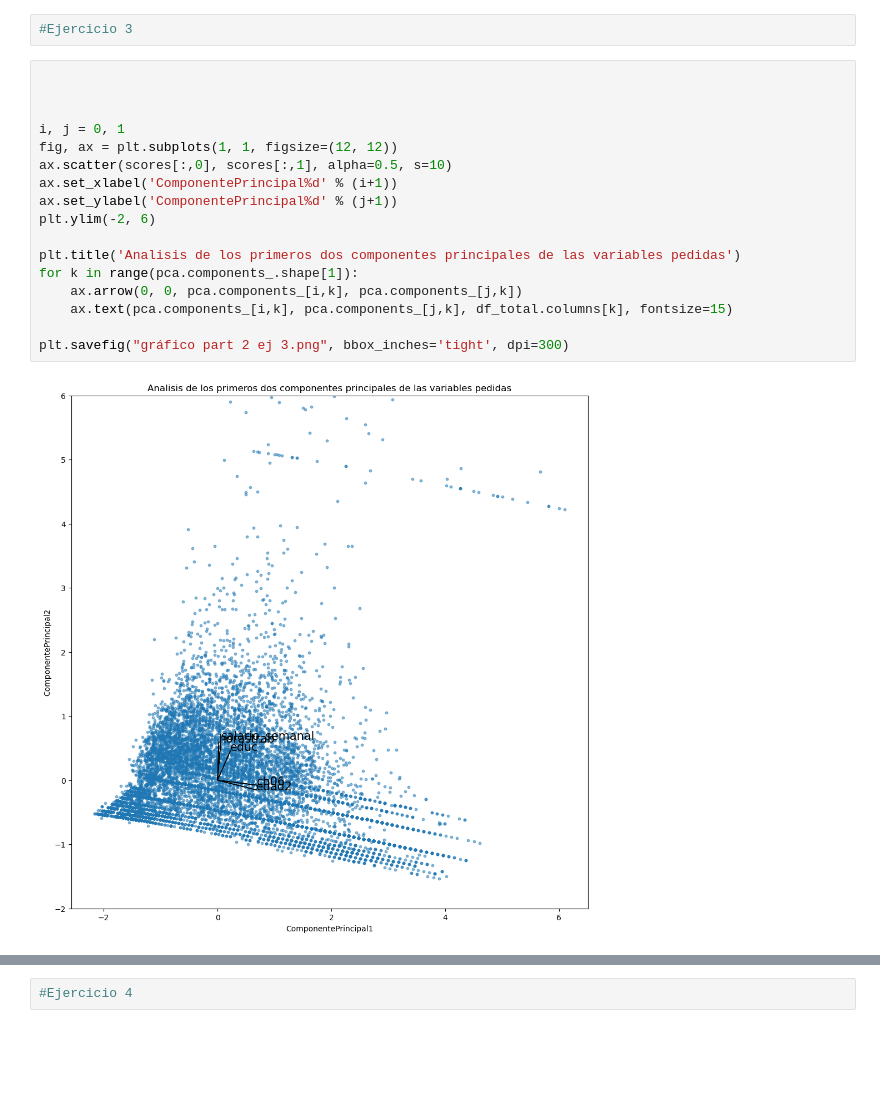
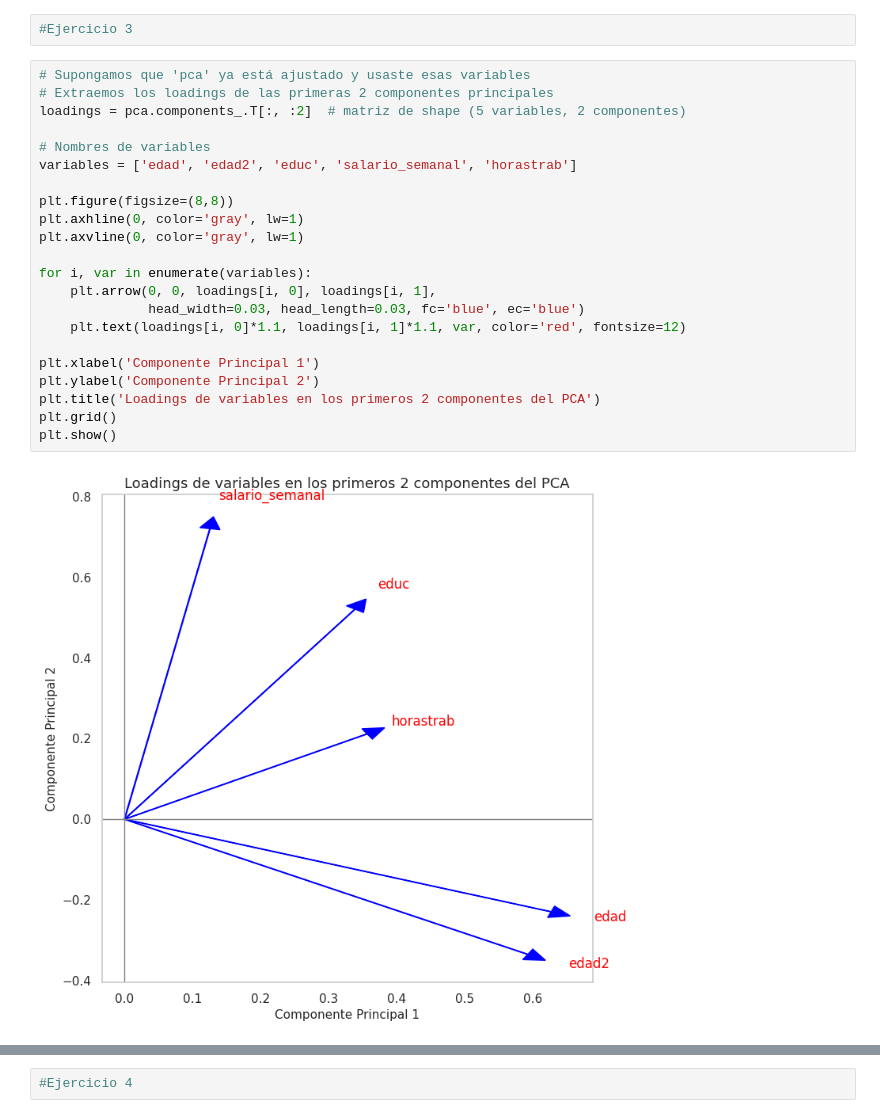
Before and after one commit to MatiasCostanzo2726/BigDataUBA-Grupo9, a Jupyter notebook: Big_Data_TP3_Grupo_9.ipynb, the cells around one changed output, grey strips where cells are left out. Cells and saved outputs as stored; diff of their text form; blank space fills up the shorter version.

```diff
--- a/Big_Data_TP3_Grupo_9.ipynb
+++ b/Big_Data_TP3_Grupo_9.ipynb
@@ -904,21 +897,26 @@ Text(0.5, 1.0, 'Analisis de los primeros dos componentes principales de las vari
 # %%
 #Ejercicio 3
-# %%
-
-
-
-i, j = 0, 1
-fig, ax = plt.subplots(1, 1, figsize=(12, 12))
-ax.scatter(scores[:,0], scores[:,1], alpha=0.5, s=10)
-ax.set_xlabel('ComponentePrincipal%d' % (i+1))
-ax.set_ylabel('ComponentePrincipal%d' % (j+1))
-plt.ylim(-2, 6)
-
-plt.title('Analisis de los primeros dos componentes principales de las variables pedidas')
-for k in range(pca.components_.shape[1]):
-    ax.arrow(0, 0, pca.components_[i,k], pca.components_[j,k])
-    ax.text(pca.components_[i,k], pca.components_[j,k], df_total.columns[k], fontsize=15)
-
-plt.savefig("gráfico part 2 ej 3.png", bbox_inches='tight', dpi=300)
-# %% [output]
-[figure, removed]
+# %%
+# Supongamos que 'pca' ya está ajustado y usaste esas variables
+# Extraemos los loadings de las primeras 2 componentes principales
+loadings = pca.components_.T[:, :2]  # matriz de shape (5 variables, 2 componentes)
+
+# Nombres de variables
+variables = ['edad', 'edad2', 'educ', 'salario_semanal', 'horastrab']
+
+plt.figure(figsize=(8,8))
+plt.axhline(0, color='gray', lw=1)
+plt.axvline(0, color='gray', lw=1)
+
+for i, var in enumerate(variables):
+    plt.arrow(0, 0, loadings[i, 0], loadings[i, 1],
+              head_width=0.03, head_length=0.03, fc='blue', ec='blue')
+    plt.text(loadings[i, 0]*1.1, loadings[i, 1]*1.1, var, color='red', fontsize=12)
+
+plt.xlabel('Componente Principal 1')
+plt.ylabel('Componente Principal 2')
+plt.title('Loadings de variables en los primeros 2 componentes del PCA')
+plt.grid()
+plt.show()
+# %% [output]
+[figure, added]
```
Also changed, not shown: parts of 35 cells of this notebook.
